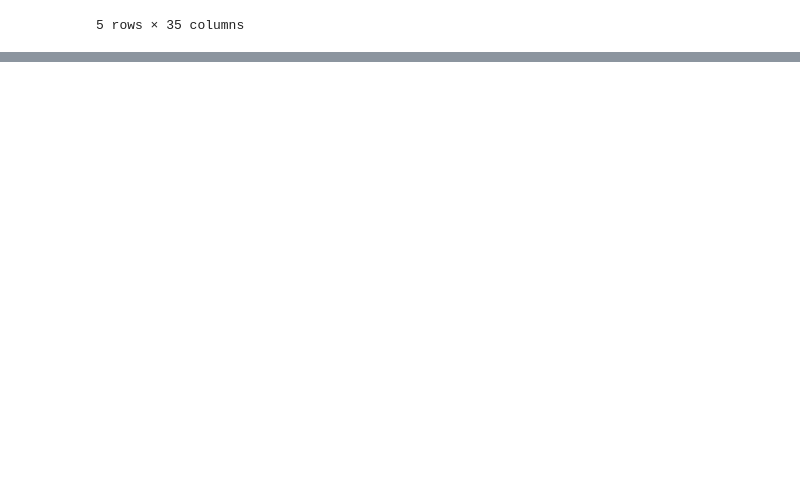
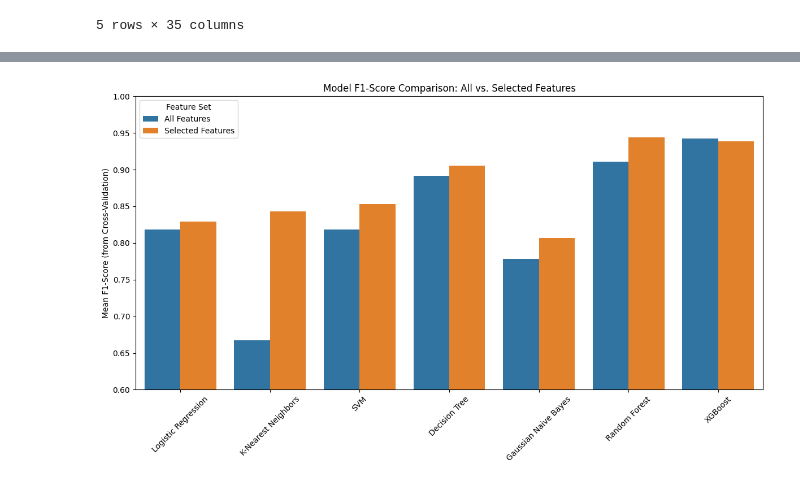
Before and after one commit to mtfattahpour/alzheimer-ml-classification, a Jupyter notebook: notebooks/models.ipynb, the cells around one changed output, grey strips where cells are left out. Cells and saved outputs as stored; diff of their text form; code cells hidden in the pictures; blank space fills up the shorter version.

Commit message:
Added model traning, cross validation and comparisons

```diff
--- a/notebooks/models.ipynb
+++ b/notebooks/models.ipynb
@@ -136,0 +191,17 @@ from xgboost import XGBClassifier
+# %%
+results_all_df['Feature Set'] = 'All Features'
+results_selected_df['Feature Set'] = 'Selected Features'
+comparison_df = pd.concat([results_all_df, results_selected_df])
+
+plt.figure(figsize=(12, 7))
+sns.barplot(x='Model', y='F1-Score (mean)', hue='Feature Set', data=comparison_df)
+plt.title('Model F1-Score Comparison: All vs. Selected Features')
+plt.ylabel('Mean F1-Score (from Cross-Validation)')
+plt.xlabel('')
+plt.xticks(rotation=45)
+plt.ylim(0.6, 1.0)
+plt.legend(title='Feature Set')
+plt.tight_layout()
+plt.show()
+# %% [output]
+[figure, added]
```
Also changed, not shown: parts of 3 cells of this notebook.
